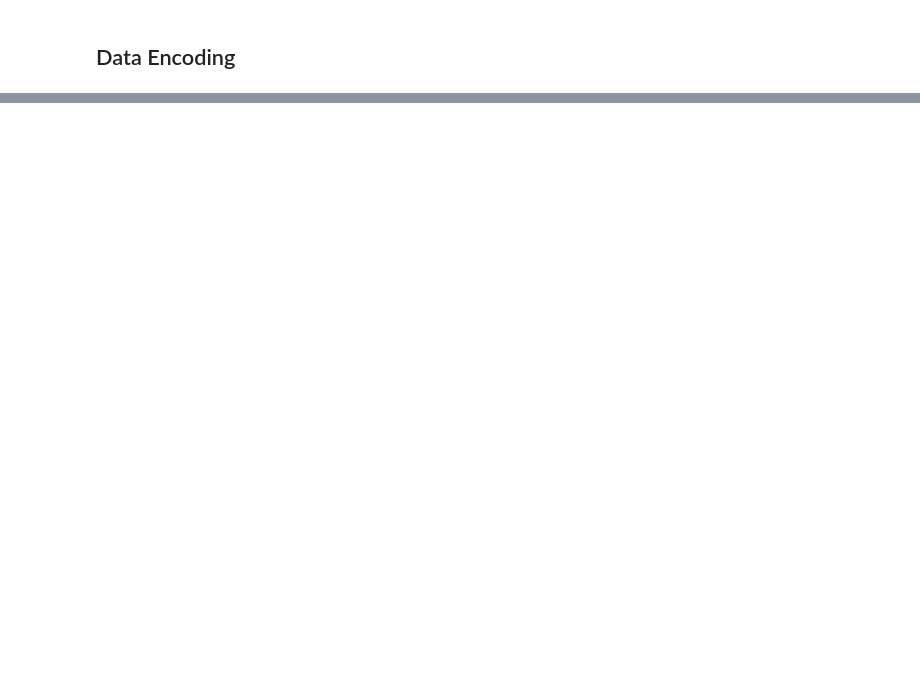
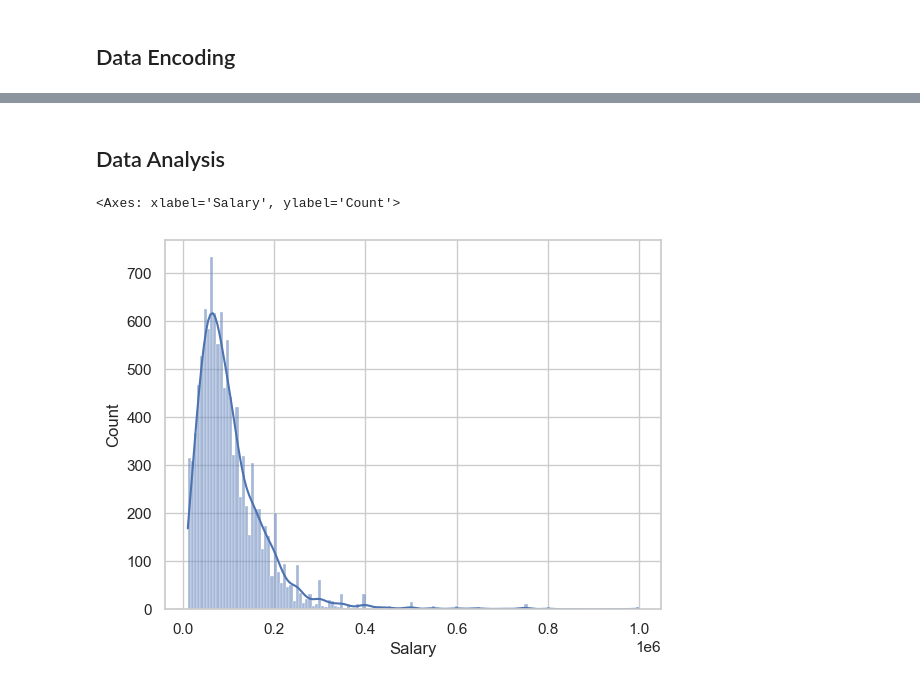
Before and after one commit to alex-yatseyko/portfolio, a Jupyter notebook: projects/Software_developer_salary_prediction/index.ipynb, the cells around one changed output, grey strips where cells are left out. Drawn from its saved outputs; the diff is of its cells as text; code cells hidden in the pictures; blank space fills up the shorter version.

```diff
--- a/projects/Software_developer_salary_prediction/index.ipynb
+++ b/projects/Software_developer_salary_prediction/index.ipynb
@@ -273,2 +282,9 @@ array(['Post grad', 'Master degree', 'Less than a Bachelor',
 # %% [markdown]
 ## Data Encoding
+# %%
+from sklearn.preprocessing import LabelEncoder
+
+education_encoder = LabelEncoder()
+# %%
+df['EdLevel'] = education_encoder.fit_transform(df["EdLevel"])
+df["EdLevel"].unique()
@@ -274,0 +302,3 @@ array(['Post grad', 'Master degree', 'Less than a Bachelor',
+# %%
+country_encoder = LabelEncoder()
+df["Country"].value_counts()
@@ -274,0 +320,3 @@ array(['Post grad', 'Master degree', 'Less than a Bachelor',
+# %%
+df["Country"] = country_encoder.fit_transform(df["Country"])
+df["Country"].unique()
@@ -274,0 +342,10 @@ array(['Post grad', 'Master degree', 'Less than a Bachelor',
+# %% [markdown]
+## Data Analysis
+# %%
+import seaborn as sns
+
+sns.set(style="whitegrid")
+sns.histplot(df["Salary"], kde=True)
+# %% [output]
+<Axes: xlabel='Salary', ylabel='Count'>
+[figure, added]
```
Also changed, not shown: parts of 21 cells of this notebook.
